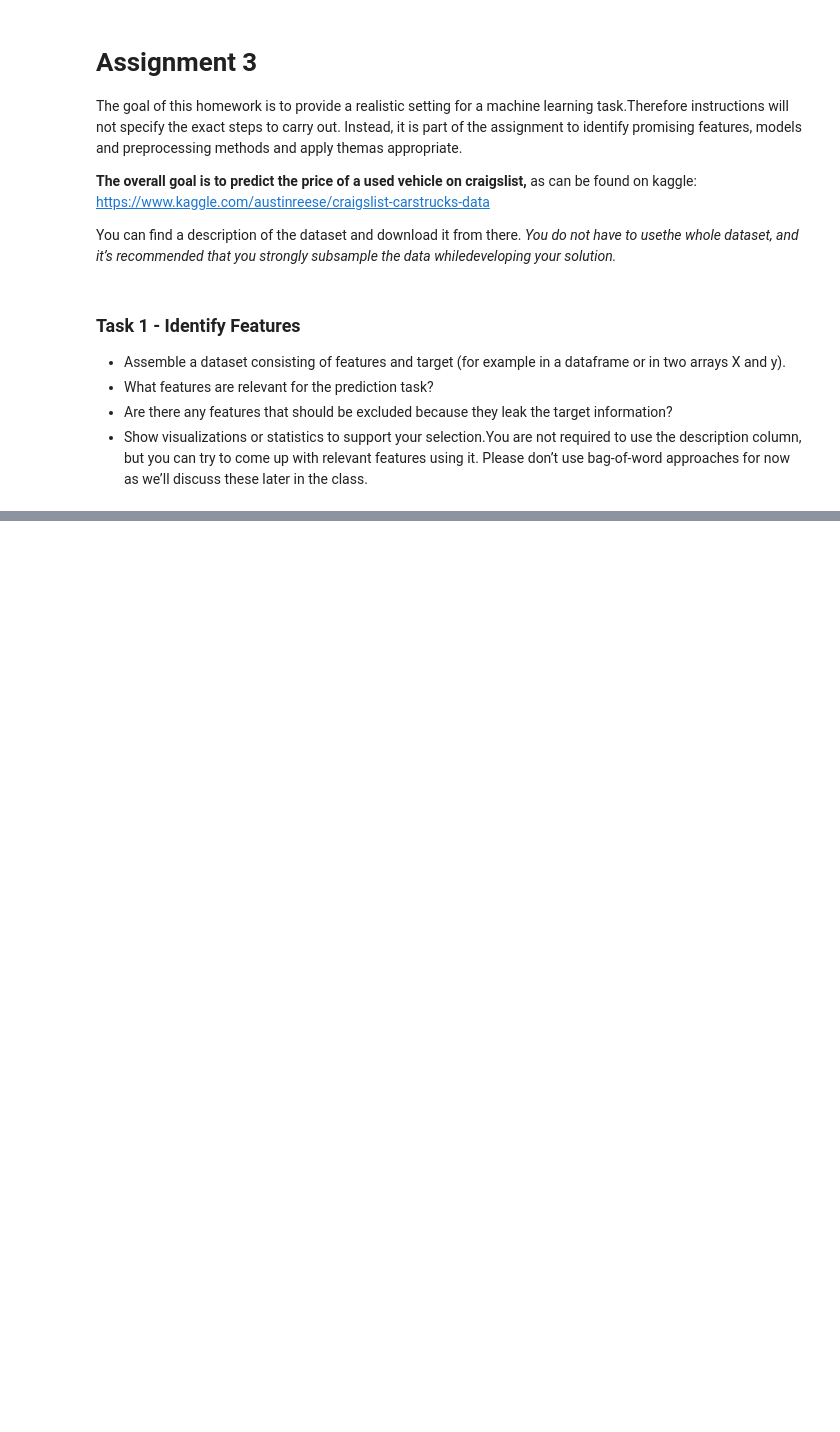
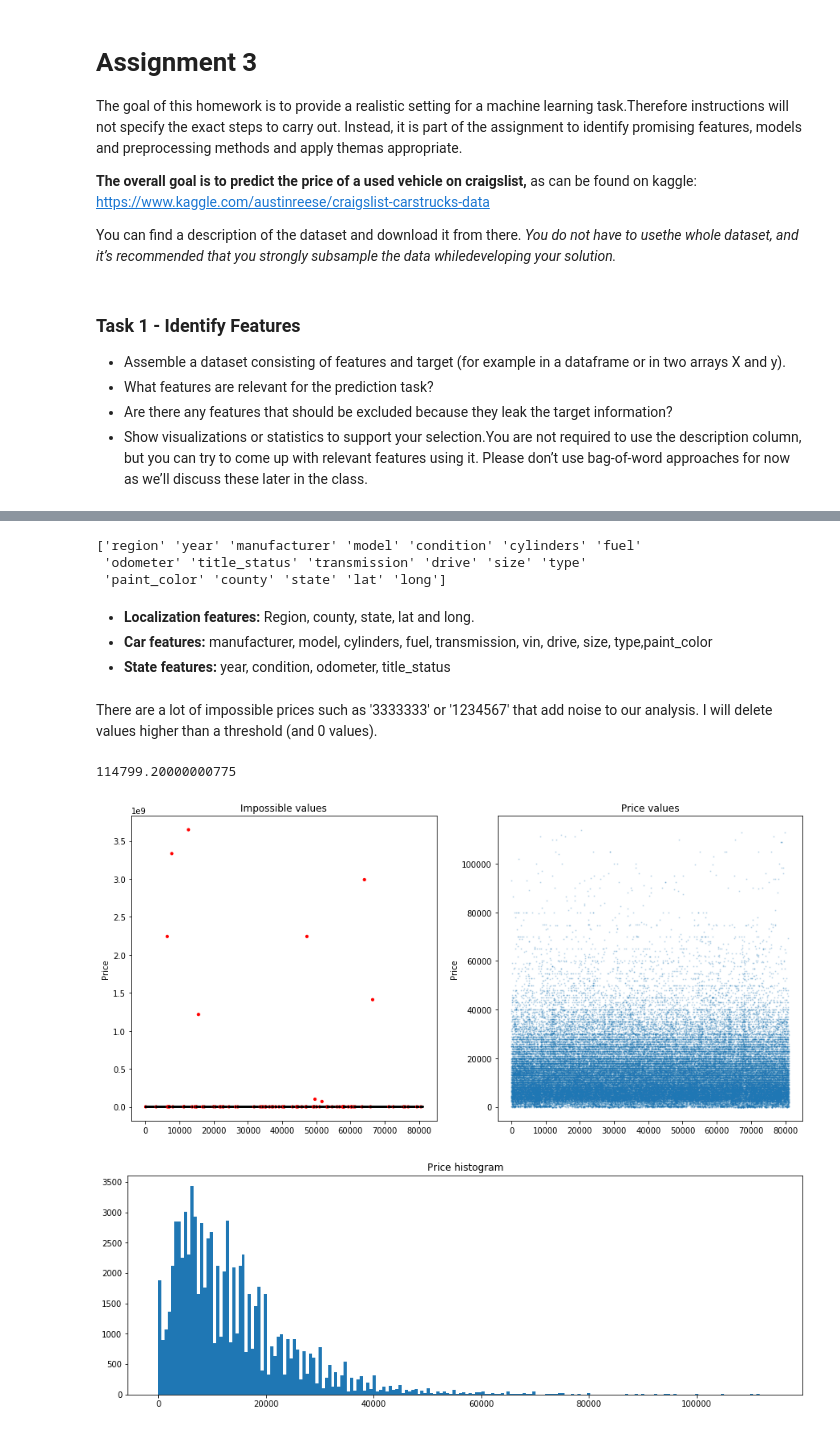
Before and after one commit to leogcalderon/Applied_ML2020, a Jupyter notebook: Evaluation/Assignment 3 - Full ML task.ipynb, the cells around one changed output, grey strips where cells are left out. Saved outputs shown, nothing was run; the diff lists cells and outputs as text; code cells hidden in the pictures; blank space fills up the shorter version.

```diff
--- a/Evaluation/Assignment 3 - Full ML task.ipynb
+++ b/Evaluation/Assignment 3 - Full ML task.ipynb
@@ -15,0 +34,49 @@ You can find a description of the dataset and download it from there. *You do no
+# %%
+n = 435849
+skiprows = random.sample(range(1,n),int(n*0.8))
+data = pd.read_csv("data/vehicles.csv", skiprows = skiprows)
+drop_cols = ['id','url','region_url','image_url','description','vin']
+data.drop(drop_cols,axis=1, inplace=True)
+# %%
+data.reset_index(drop=True,inplace=True)
+data = data[data['price']!=0]
+# %%
+print(data.drop('price',axis=1).columns.values)
+# %% [output]
+['region' 'year' 'manufacturer' 'model' 'condition' 'cylinders' 'fuel'
+ 'odometer' 'title_status' 'transmission' 'drive' 'size' 'type'
+ 'paint_color' 'county' 'state' 'lat' 'long']
+# %% [markdown]
+- **Localization features:** Region, county, state, lat and long.
+- **Car features:** manufacturer, model, cylinders, fuel, transmission, vin, drive, size, type,paint_color
+- **State features:** year, condition, odometer, title_status
+# %% [markdown]
+There are a lot of impossible prices such as '3333333' or '1234567' that add noise to our analysis. I will delete values higher than a threshold (and 0 values).
+# %%
+price_threshold = data['price'].quantile(q=0.999)
+price_threshold
+# %% [output]
+114799.20000000775
+# %%
+color = ['red' if i > price_threshold else 'k' for i in data['price']]
+size = [10 if i > price_threshold else 1 for i in data['price']]
+analysis = data[data['price']<price_threshold]
+# %%
+f, ax = plt.subplots(nrows = 1, ncols = 2, figsize=(15,7))
+ax[0].scatter(range(len(data['price'])),data['price'],s=size, c=color)
+ax[1].scatter(range(len(analysis)),analysis['price'],s=1,alpha=0.2)
+
+ax[1].set_title('Price values')
+ax[0].set_title('Impossible values')
+ax[0].set_ylabel('Price')
+ax[1].set_ylabel('Price')
+
+plt.show()
+
+plt.figure(figsize=(15,5))
+plt.hist(analysis['price'], bins='auto')
+plt.title('Price histogram')
+plt.show()
+# %% [output]
+[figure, added]
+[figure, added]
```
Also changed, not shown: parts of 20 cells of this notebook.
